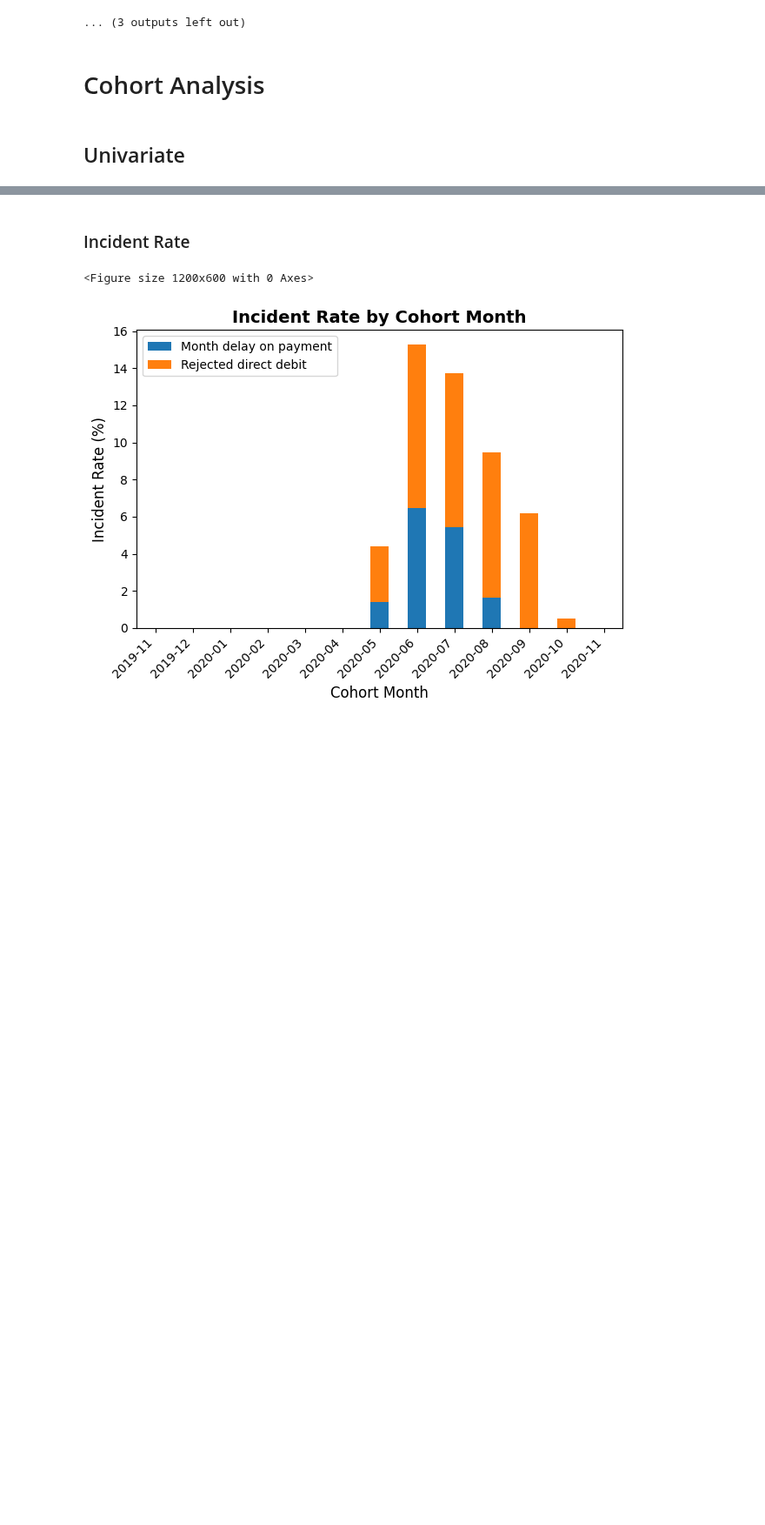
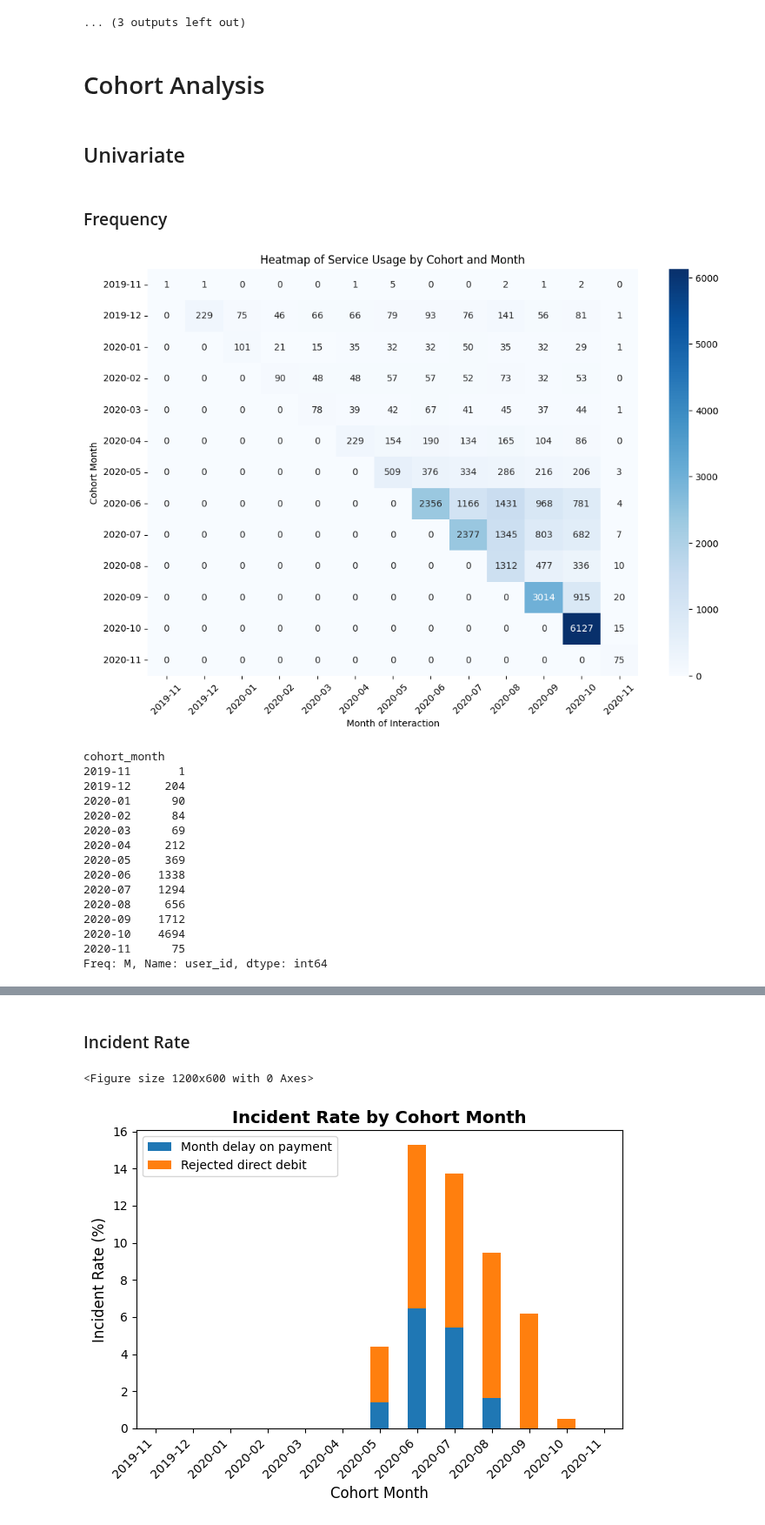
Before and after one commit to JayEm65/project-1-ironhack-payments-2-en, a Jupyter notebook: main_Annie.ipynb, the cells around one changed output, grey strips where cells are left out. Shown at 87% size. Cells and saved outputs as stored; diff of their text form; code cells hidden in the pictures; blank space fills up the shorter version.

Commit message:
frequency integrated

```diff
--- a/main_Annie.ipynb
+++ b/main_Annie.ipynb
@@ -451,3 +451,29 @@ Name: days_difference_CR_back, dtype: float64
 # Cohort Analysis
 # %% [markdown]
 ## Univariate
+# %% [markdown]
+### Frequency
+# %%
+# Copy of data_df
+data_fre = data_df.copy()
+
+# Frequency hit mpa by cohort
+cohort_size, cohort_table = eda.fre(data_fre)
+cohort_size
+# %% [output]
+[figure, added]
+cohort_month
+2019-11       1
+2019-12     204
+2020-01      90
+2020-02      84
+2020-03      69
+2020-04     212
+2020-05     369
+2020-06    1338
+2020-07    1294
+2020-08     656
+2020-09    1712
+2020-10    4694
+2020-11      75
+Freq: M, Name: user_id, dtype: int64
```
Also changed, not shown: parts of 1 cell of this notebook, 2 other files.
